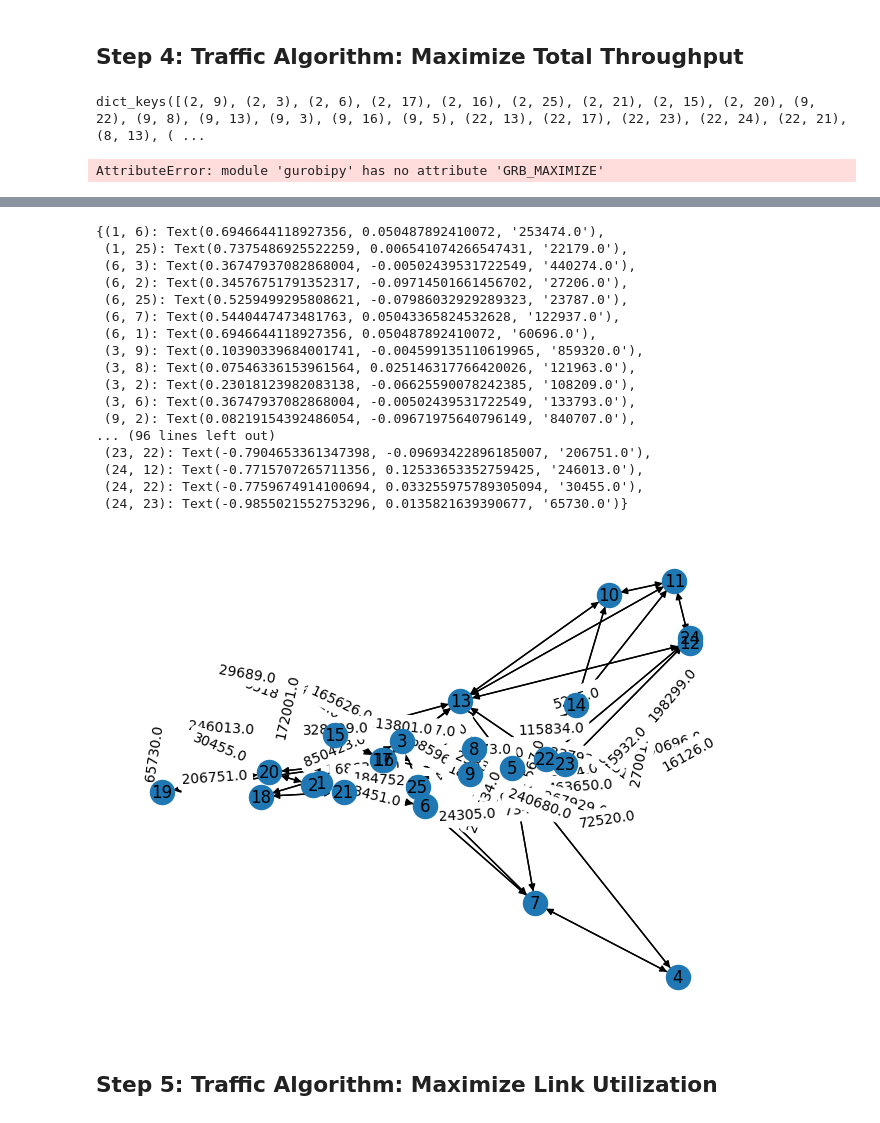
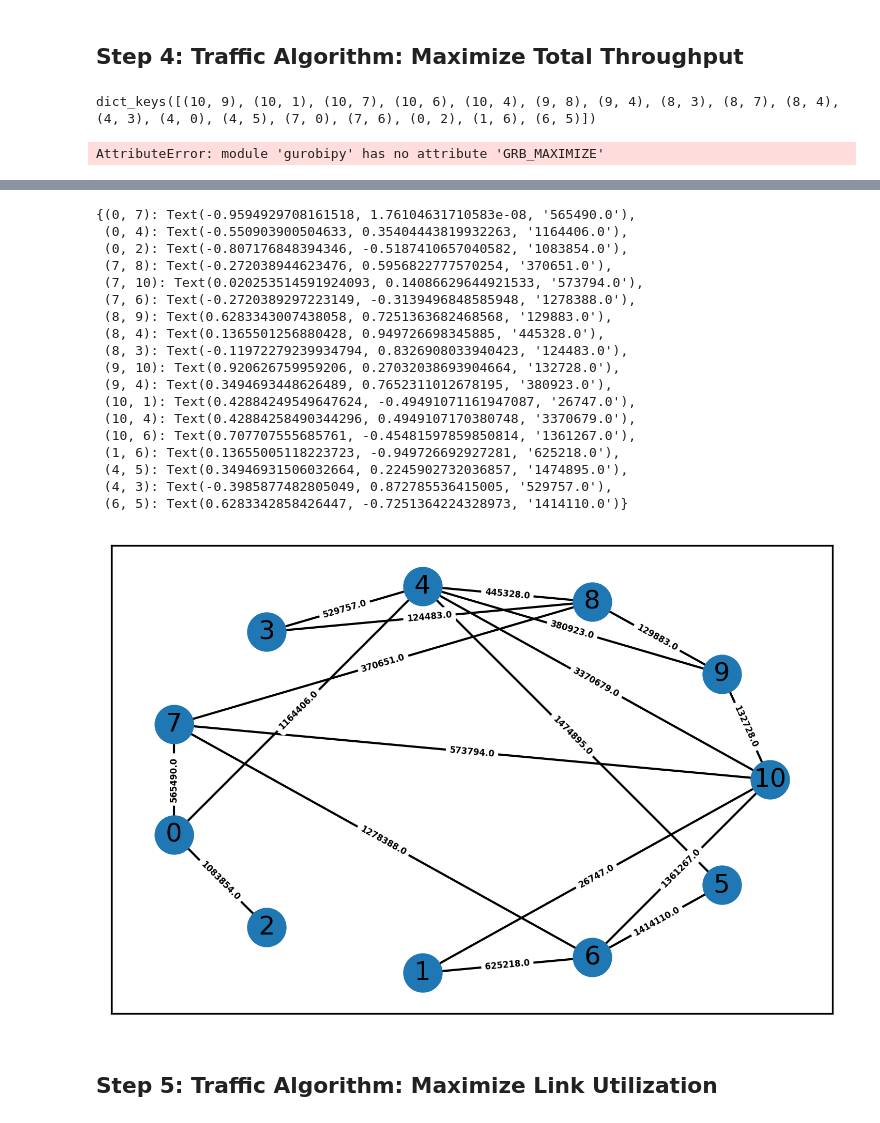
Before and after one commit to paulrrsachs/CS4450-Traffic-Engineering, a Jupyter notebook: traffic_engineering.ipynb, the cells around one changed output, grey strips where cells are left out. Drawn from its saved outputs; the diff is of its cells as text; code cells hidden in the pictures.

```diff
--- a/traffic_engineering.ipynb
+++ b/traffic_engineering.ipynb
@@ -9,7 +13,7 @@ from gurobipy import GRB
 ## Step 1: Parse Network Topology and load Demands
 # %%
 # load data fram using pandas for topology
-df = pd.read_csv("data/ATT/topology.txt", delimiter=r"\s+")
+df = pd.read_csv("data/Sprint/topology.txt", delimiter=r"\s+")
 
 # Create Graph
 
@@ -20,12 +24,12 @@ G = nx.from_pandas_edgelist(df, 'from_node', 'to_node', ['capacity', 'prob_failu
 #Draw loaded graph
 # spring layout prevents graph from
 # becoming too clustered
-layout = nx.spring_layout(G)
+layout = nx.circular_layout(G)
 # draw node, edges, and labels sperately
 nx.draw_networkx_labels(G, pos=layout)
 nx.draw_networkx_nodes(G, pos=layout)
 nx.draw_networkx_edges(G, pos=layout)
 # only add capacities as labels
 edge_labels = dict([((source, dest), G[source][dest]["capacity"]) for source, dest in G.edges])
-nx.draw_networkx_edge_labels(G, pos=layout, edge_labels= edge_labels,font_color="red", font_weight="bold", font_size = 5)
+nx.draw_networkx_edge_labels(G, pos=layout, edge_labels= edge_labels,font_color="red", font_weight="bold", font_size = 3)
 # %% [output]
@@ -55,10 +60,10 @@ paths = {}
 
 num_paths = {}
 
-n=25
+n=10
 
-for i in range(1,n+1):
-    for j in range(1,n+1):
+for i in range(0,n+1):
+    for j in range(0,n+1):
         path_gen = nx.all_simple_edge_paths(G, source=i, target=j, cutoff=5)
         p = list(path_gen)
         num_paths[(i,j)] = len(p)
@@ -71,14 +76,14 @@ print(paths[1,2,0])
 # %% [markdown]
 ## Step 3: Parse Traffic Demands
 # %%
-demands = np.loadtxt("data/ATT/demand.txt")
+demands = np.loadtxt("data/Sprint/demand.txt")
 ## get the maximum value for each column
 ## reshape demands matrix
-demands_matrix = np.amax(demands, axis = 0).reshape(25,25)
+demands_matrix = np.amax(demands, axis = 0).reshape(11,11)
 
 demands_dict = {}
-for i in range(26):
-    for j in range(26):
+for i in range(11):
+    for j in range(11):
         demands_dict[(i,j)] = demands[i][j]
 # %% [markdown]
 ## Step 4: Traffic Algorithm: Maximize Total Throughput
@@ -132,7 +137,7 @@ model.setObjective(gb.quicksum(flow_matrix.values()), gb.GRB_MAXIMIZE)
 # model.addConstr(flow_matrix[(t, u, v)] <= capacity_matrix[t, u, v]])
 # model.addConstr(flow_in[t, u] - flow_out[t, u])
 # %% [output]
-dict_keys([(2, 9), (2, 3), (2, 6), (2, 17), (2, 16), (2, 25), (2, 21), (2, 15), (2, 20), (9, 22), (9, 8), (9, 13), (9, 3), (9, 16), (9, 5), (22, 13), (22, 17), (22, 23), (22, 24), (22, 21), (8, 13), ( ...
+dict_keys([(10, 9), (10, 1), (10, 7), (10, 6), (10, 4), (9, 8), (9, 4), (8, 3), (8, 7), (8, 4), (4, 3), (4, 0), (4, 5), (7, 0), (7, 6), (0, 2), (1, 6), (6, 5)])
 AttributeError: module 'gurobipy' has no attribute 'GRB_MAXIMIZE'
 # %%
 # new model
@@ -168,7 +173,7 @@ m.optimize()
 
 path_vars
 
-G_Prime = nx.DiGraph()
+G_Prime = nx.Graph()
 
 for path_key in path_vars:
     path = paths[path_key]
@@ -181,7 +186,12 @@ for path_key in path_vars:
             G_Prime.add_edge(src, dest, weight = val)
 
 GPrime_labels = nx.get_edge_attributes(G_Prime, "weight")
-nx.draw(G_Prime, arrows = True, with_labels = True)
-position_labels = nx.spring_layout(G_Prime)
-nx.draw_networkx_edge_labels(G_Prime, pos = position_labels, edge_labels = GPrime_labels)
+
+# draw node, edges, and labels sperately
+nx.draw_networkx_labels(G_Prime, pos=layout)
+nx.draw_networkx_nodes(G_Prime, pos=layout)
+nx.draw_networkx_edges(G_Prime, pos=layout)
+# only add capacities as labels
+edge_labels = dict([((source, dest), G[source][dest]["capacity"]) for source, dest in G.edges])
+nx.draw_networkx_edge_labels(G_Prime, pos=layout, edge_labels= GPrime_labels, font_weight="bold", font_size = 4)
 # %% [output]
@@ -205,21 +215,22 @@ Coefficient statistics:
-{(1, 6): Text(0.6946644118927356, 0.050487892410072, '253474.0'),
- (1, 25): Text(0.7375486925522259, 0.006541074266547431, '22179.0'),
- (6, 3): Text(0.36747937082868004, -0.00502439531722549, '440274.0'),
- (6, 2): Text(0.34576751791352317, -0.09714501661456702, '27206.0'),
- (6, 25): Text(0.5259499295808621, -0.07986032929289323, '23787.0'),
- (6, 7): Text(0.5440447473481763, 0.05043365824532628, '122937.0'),
- (6, 1): Text(0.6946644118927356, 0.050487892410072, '60696.0'),
- (3, 9): Text(0.10390339684001741, -0.004599135110619965, '859320.0'),
- (3, 8): Text(0.07546336153961564, 0.025146317766420026, '121963.0'),
- (3, 2): Text(0.23018123982083138, -0.06625590078242385, '108209.0'),
- (3, 6): Text(0.36747937082868004, -0.00502439531722549, '133793.0'),
- (9, 2): Text(0.08219154392486054, -0.09671975640796149, '840707.0'),
-... (96 lines left out)
- (23, 22): Text(-0.7904653361347398, -0.09693422896185007, '206751.0'),
- (24, 12): Text(-0.7715707265711356, 0.12533653352759425, '246013.0'),
- (24, 22): Text(-0.7759674914100694, 0.033255975789305094, '30455.0'),
- (24, 23): Text(-0.9855021552753296, 0.0135821639390677, '65730.0')}
+{(0, 7): Text(-0.9594929708161518, 1.76104631710583e-08, '565490.0'),
+ (0, 4): Text(-0.550903900504633, 0.35404443819932263, '1164406.0'),
+ (0, 2): Text(-0.807176848394346, -0.5187410657040582, '1083854.0'),
+ (7, 8): Text(-0.272038944623476, 0.5956822777570254, '370651.0'),
+ (7, 10): Text(0.020253514591924093, 0.14086629644921533, '573794.0'),
+ (7, 6): Text(-0.2720389297223149, -0.3139496848585948, '1278388.0'),
+ (8, 9): Text(0.6283343007438058, 0.7251363682468568, '129883.0'),
+ (8, 4): Text(0.1365501256880428, 0.949726698345885, '445328.0'),
+ (8, 3): Text(-0.11972279239934794, 0.8326908033940423, '124483.0'),
+ (9, 10): Text(0.920626759959206, 0.27032038693904664, '132728.0'),
+ (9, 4): Text(0.3494693448626489, 0.7652311012678195, '380923.0'),
+ (10, 1): Text(0.42884249549647624, -0.49491071161947087, '26747.0'),
+ (10, 4): Text(0.42884258490344296, 0.4949107170380748, '3370679.0'),
+ (10, 6): Text(0.707707555685761, -0.45481597859850814, '1361267.0'),
+ (1, 6): Text(0.13655005118223723, -0.949726692927281, '625218.0'),
+ (4, 5): Text(0.34946931506032664, 0.2245902732036857, '1474895.0'),
+ (4, 3): Text(-0.3985877482805049, 0.872785536415005, '529757.0'),
+ (6, 5): Text(0.6283342858426447, -0.7251364224328973, '1414110.0')}
-[figure, old version]
+[figure, new version]
 # %% [markdown]
 ## Step 5: Traffic Algorithm: Maximize Link Utilization
 # %%
```
Also changed, not shown: parts of 5 cells of this notebook.
